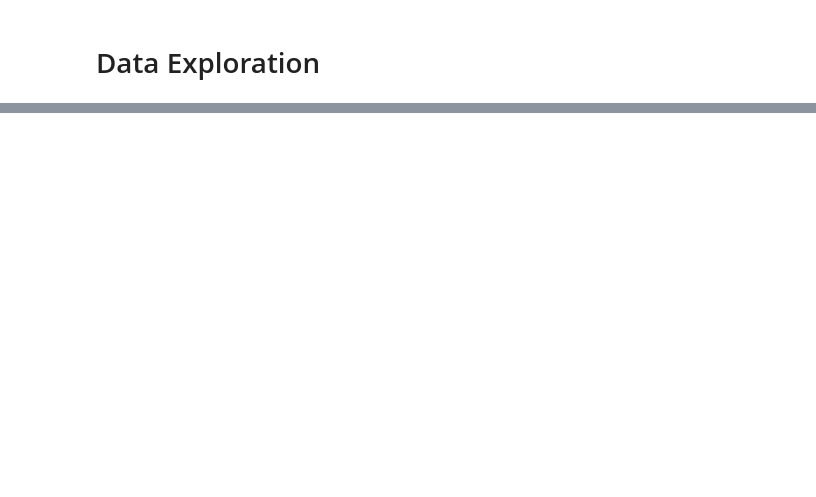
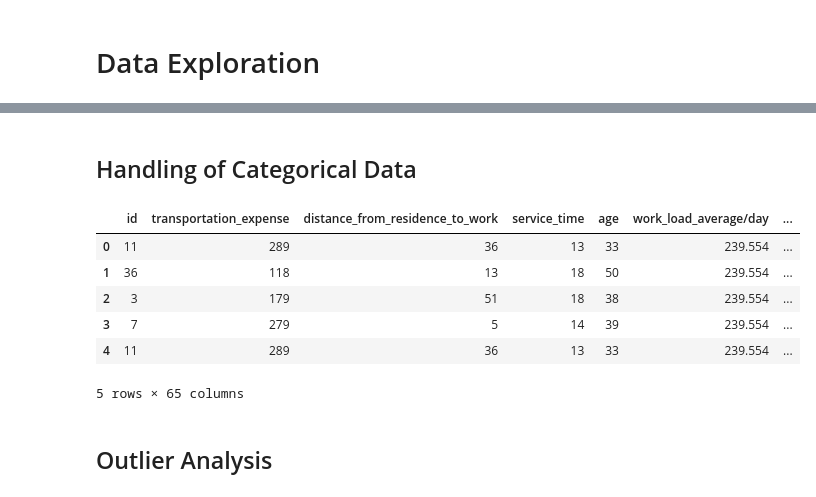
Before and after one commit to nagarmayank/Predict_Absenteeism, a Jupyter notebook: assignment.ipynb, the cells around one changed output, grey strips where cells are left out. Cells and saved outputs as stored; diff of their text form; code cells hidden in the pictures; blank space fills up the shorter version.

```diff
--- a/assignment.ipynb
+++ b/assignment.ipynb
@@ -458,0 +213,2 @@ Name: absenteeism_time_in_hours, dtype: int64
+# %% [markdown]
+## Handling of Categorical Data
@@ -458,0 +219,13 @@ Name: absenteeism_time_in_hours, dtype: int64
+# %%
+df = pd.get_dummies(df, prefix_sep='_', drop_first=False)
+df.head()
+# %% [output]
+|  | id | transportation_expense | distance_from_residence_to_work | service_time | age | work_load_average/day | ... |
+| 0 | 11 | 289 | 36 | 13 | 33 | 239.554 | ... |
+| 1 | 36 | 118 | 13 | 18 | 50 | 239.554 | ... |
+| 2 | 3 | 179 | 51 | 18 | 38 | 239.554 | ... |
+| 3 | 7 | 279 | 5 | 14 | 39 | 239.554 | ... |
+| 4 | 11 | 289 | 36 | 13 | 33 | 239.554 | ... |
+5 rows × 65 columns
+# %% [markdown]
+## Outlier Analysis
```
Also changed, not shown: parts of 60 cells of this notebook, 1 other file.
